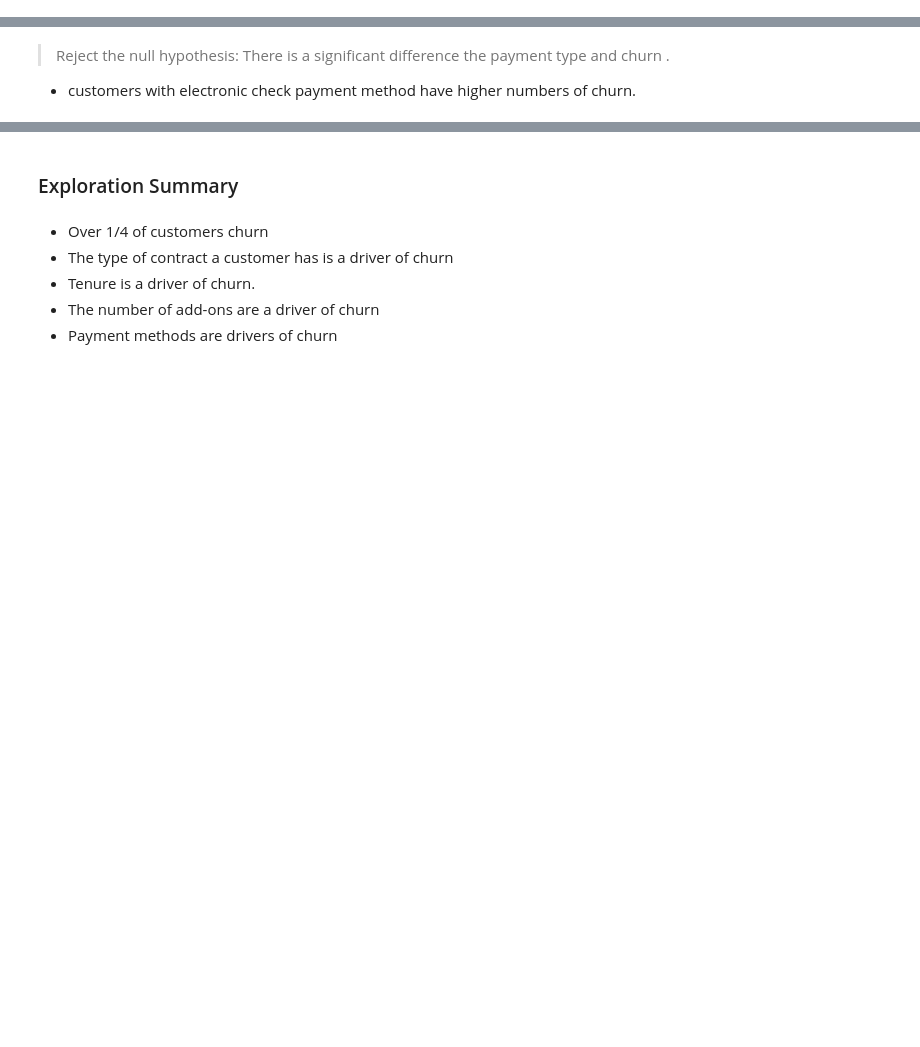
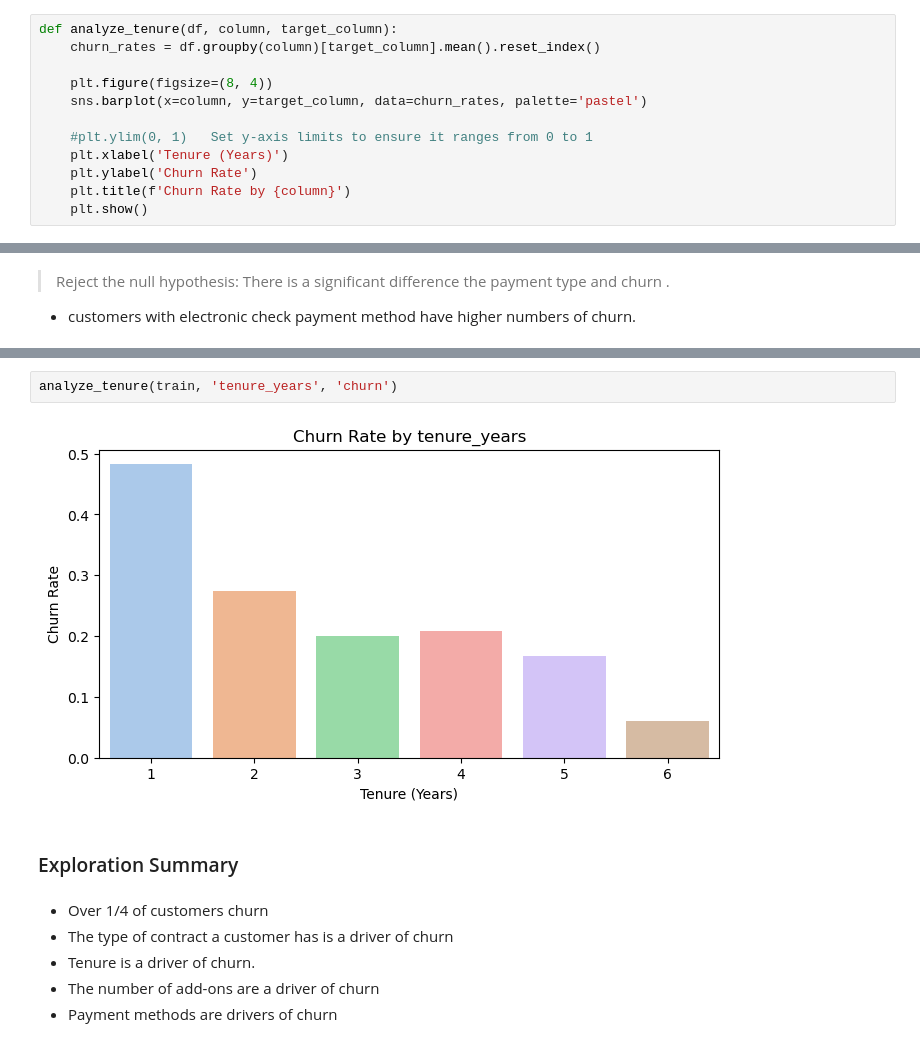
Before and after one commit to Luis-Martinez1/Classification_Project, a Jupyter notebook: charts_for_storytelling.ipynb, the cells around one changed output, grey strips where cells are left out. Cells and saved outputs as stored; diff of their text form; blank space fills up the shorter version.

```diff
--- a/charts_for_storytelling.ipynb
+++ b/charts_for_storytelling.ipynb
@@ -332,3 +392,15 @@ def analyze_payment_type(df, column, target_column):
+# %%
+def analyze_tenure(df, column, target_column):
+    churn_rates = df.groupby(column)[target_column].mean().reset_index()
+
+    plt.figure(figsize=(8, 4))
+    sns.barplot(x=column, y=target_column, data=churn_rates, palette='pastel')
+
+    #plt.ylim(0, 1)   Set y-axis limits to ensure it ranges from 0 to 1
+    plt.xlabel('Tenure (Years)')
+    plt.ylabel('Churn Rate')
+    plt.title(f'Churn Rate by {column}')
+    plt.show()
 # %% [markdown]
 ## Acquire
  - Get data from Codeup DS Database Server
@@ -535,3 +593,7 @@ P-value: 2.1760476161221612e-83
+# %%
+analyze_tenure(train, 'tenure_years', 'churn')
+# %% [output]
+[figure, added]
 # %% [markdown]
 ### Exploration Summary
 # %% [markdown]
```
Also changed, not shown: parts of 17 cells of this notebook.
